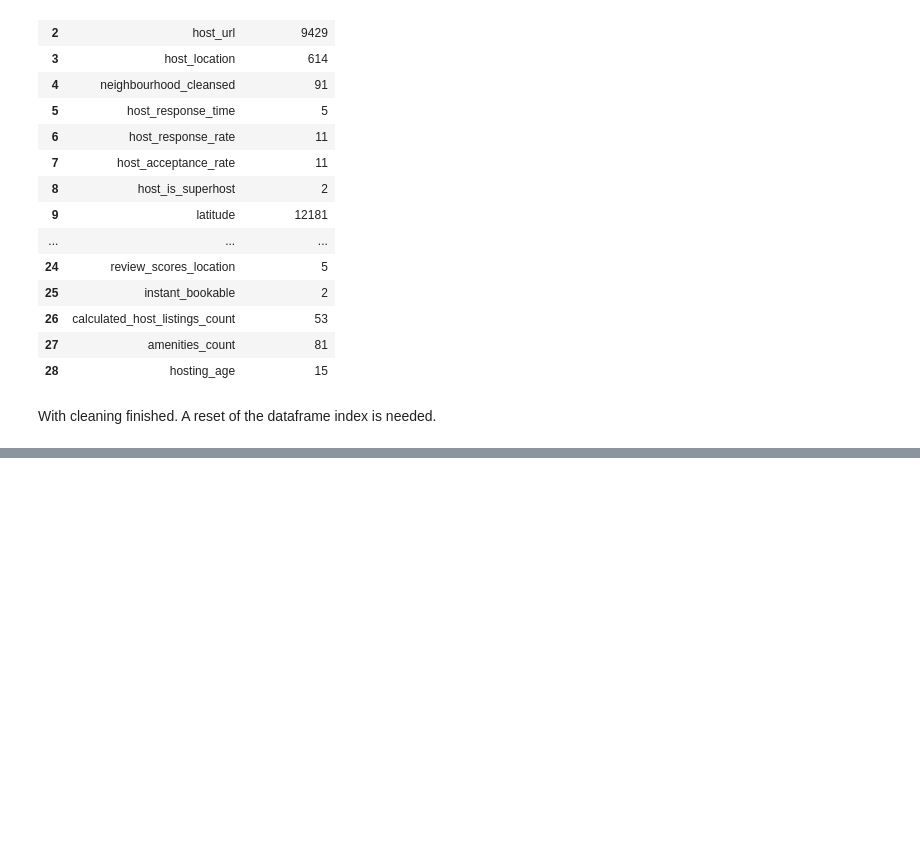
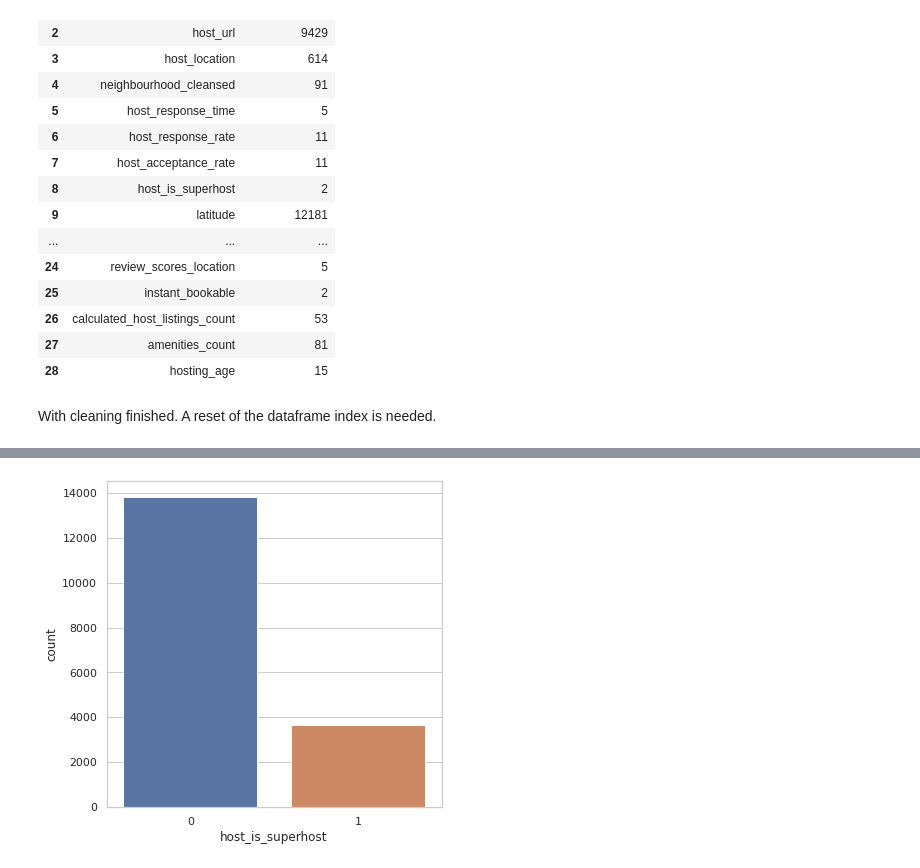
Before and after one commit to Nickimani/Airbnb_Project, a Jupyter notebook: Airbnb_Notebook.ipynb, the cells around one changed output, grey strips where cells are left out. Drawn from its saved outputs; the diff is of its cells as text; code cells hidden in the pictures; blank space fills up the shorter version.

```diff
--- a/Airbnb_Notebook.ipynb
+++ b/Airbnb_Notebook.ipynb
@@ -895,0 +814,9 @@ listings_df.reset_index(drop=True, inplace=True)
+# %%
+# 'host_is_superhost' category
+# setting plotstyle
+sns.set(style="whitegrid")
+fig = plt.figure(figsize = (6,6))
+# count plot of superhost
+sns.countplot(x=listings_df['host_is_superhost']);
+# %% [output]
+[figure, added]
```
Also changed, not shown: parts of 195 cells of this notebook.
